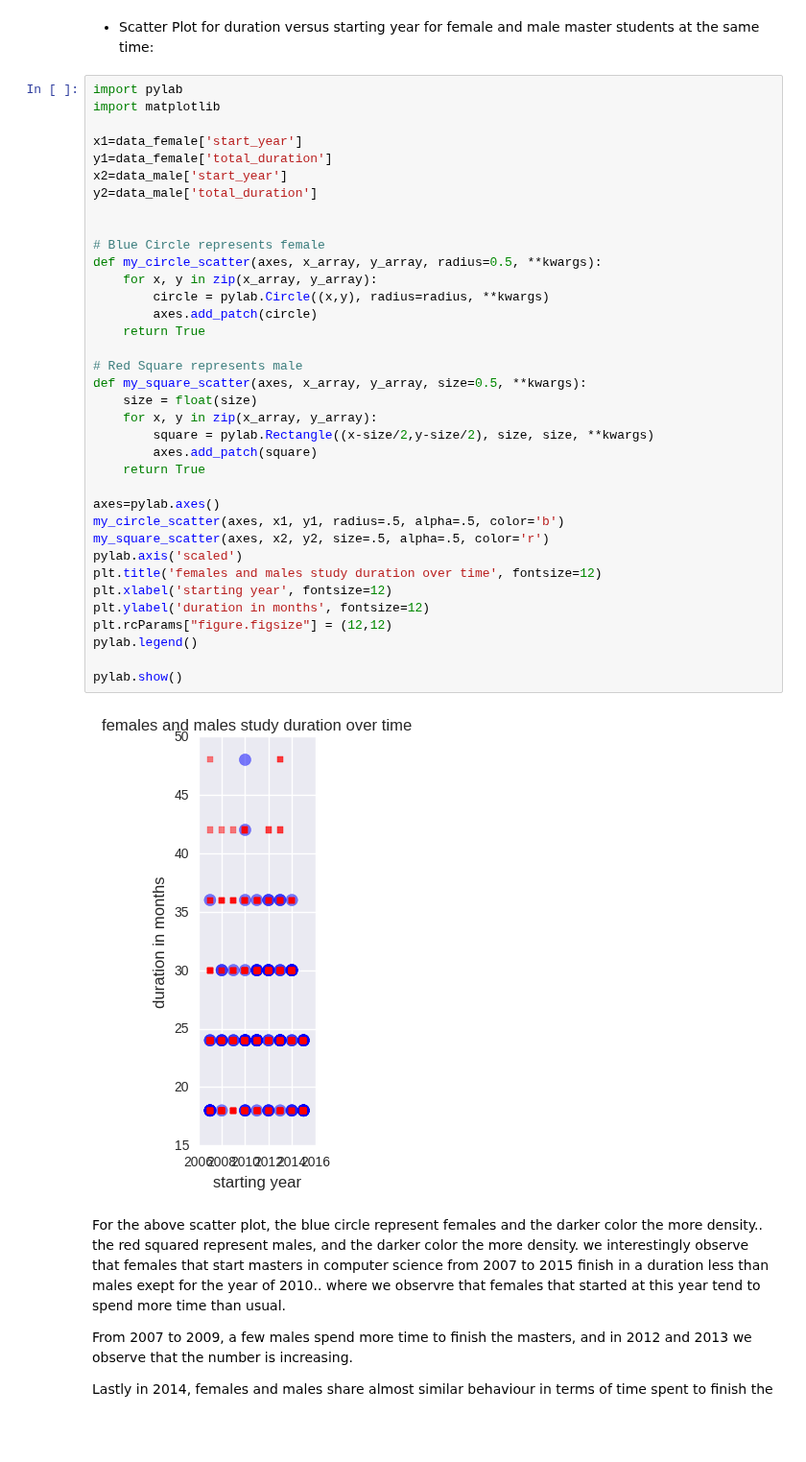
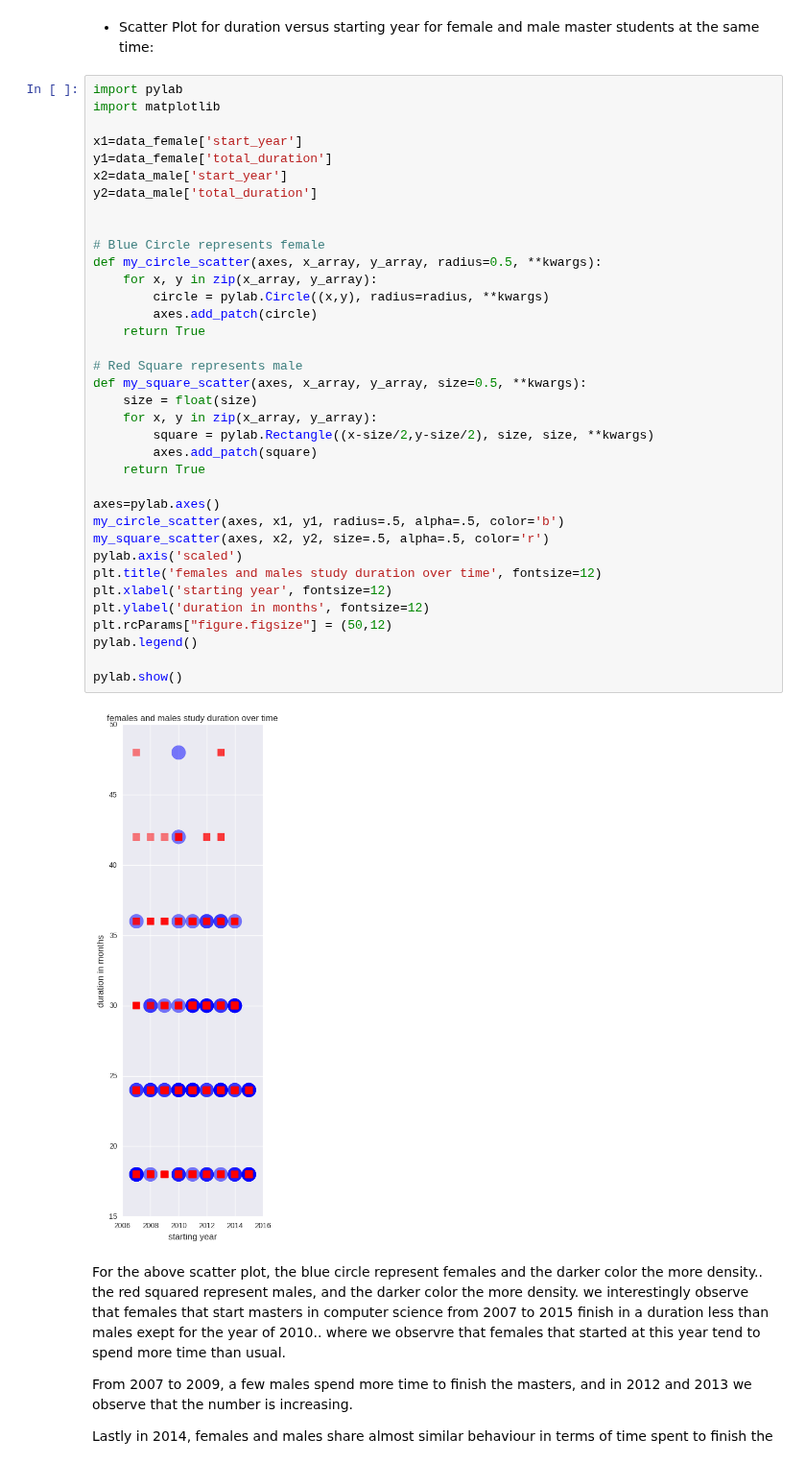
Before and after one commit to meryemmhamdi1/Gokcen_Meryem_Riyadh_ADA, a Jupyter notebook: 02 - Data from the Web/HW2.ipynb, the cells around one changed output. Shown at 96% size. Cells and saved outputs as stored; diff of their text form; blank space fills up the shorter version.

Commit message:
Plot fix

```diff
--- a/02 - Data from the Web/HW2.ipynb
+++ b/02 - Data from the Web/HW2.ipynb
@@ -1067,35 +1067,35 @@ y1=data_female['total_duration']
 x2=data_male['start_year']
 y2=data_male['total_duration']
 
 
 # Blue Circle represents female
 def my_circle_scatter(axes, x_array, y_array, radius=0.5, **kwargs):
     for x, y in zip(x_array, y_array):
         circle = pylab.Circle((x,y), radius=radius, **kwargs)
         axes.add_patch(circle)
     return True
 
 # Red Square represents male
 def my_square_scatter(axes, x_array, y_array, size=0.5, **kwargs):
     size = float(size)
     for x, y in zip(x_array, y_array):
         square = pylab.Rectangle((x-size/2,y-size/2), size, size, **kwargs)
         axes.add_patch(square)
     return True
 
 axes=pylab.axes()
 my_circle_scatter(axes, x1, y1, radius=.5, alpha=.5, color='b')
 my_square_scatter(axes, x2, y2, size=.5, alpha=.5, color='r')
 pylab.axis('scaled')
 plt.title('females and males study duration over time', fontsize=12)
 plt.xlabel('starting year', fontsize=12)
 plt.ylabel('duration in months', fontsize=12)
-plt.rcParams["figure.figsize"] = (12,12)
+plt.rcParams["figure.figsize"] = (50,12)
 pylab.legend()
 
 pylab.show()
 # %% [output]
-[figure, old version]
+[figure, new version]
 # %% [markdown]
 For the above scatter plot, the blue circle represent females and the darker color the more density.. the red squared represent males, and the darker color the more density.
 we interestingly observe that females that start masters in computer science from 2007 to 2015 finish in a duration less than males exept for the year of 2010.. where we observre that females that started at this year tend to spend more time than usual.
```
